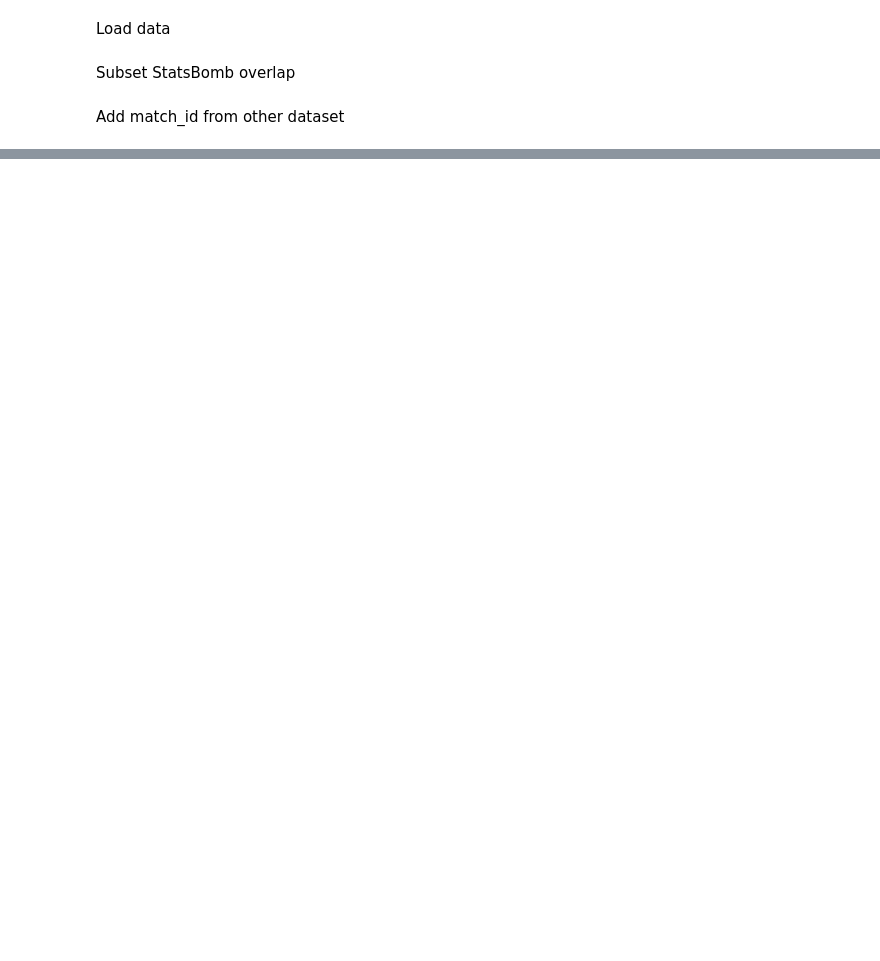
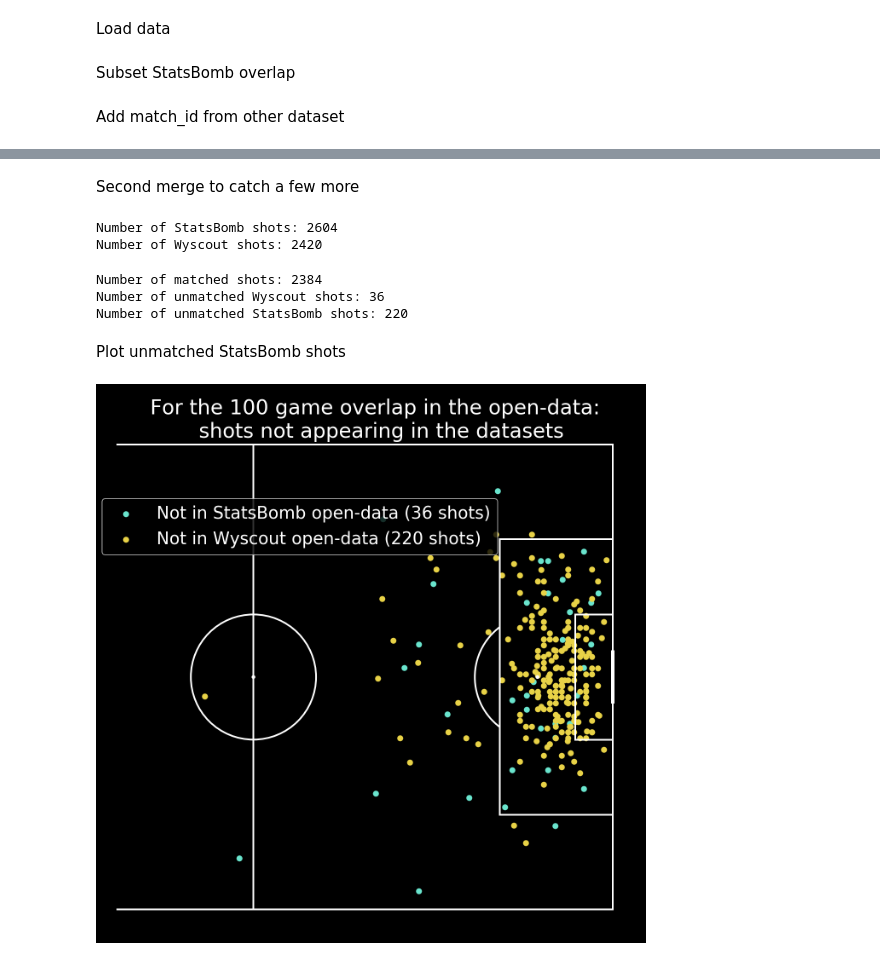
Before and after one commit to andrewRowlinson/expected-goals-thesis, a Jupyter notebook: notebooks/compare_overlap.ipynb, the cells around one changed output, grey strips where cells are left out. Drawn from its saved outputs; the diff is of its cells as text; code cells hidden in the pictures; blank space fills up the shorter version.

Commit message:
comparison of overlap

```diff
--- a/notebooks/compare_overlap.ipynb
+++ b/notebooks/compare_overlap.ipynb
@@ -54,0 +171,11 @@ Number of Wyscout shots: 2494
+# %%
+# statsbomb
+df_statsbomb_shots[['x', 'shot_end_x']] = ((df_statsbomb_shots[['x', 'shot_end_x']])
+                                           / float(pitch_statsbomb.right) * 105.)
+df_statsbomb_shots[['y', 'shot_end_y']] = ((float(pitch_statsbomb.bottom) - df_statsbomb_shots[['y', 'shot_end_y']])
+                                           / float(pitch_statsbomb.bottom)  * 68.)
+# wyscout
+df_wyscout_shots[['x', 'end_x']] = ((df_wyscout_shots[['x', 'end_x']])
+                                    / float(pitch_wyscout.right) * 105.)
+df_wyscout_shots[['y', 'end_y']] = ((float(pitch_wyscout.bottom) - df_wyscout_shots[['y', 'end_y']])
+                                    / float(pitch_wyscout.bottom)  * 68.)
@@ -54,0 +184,9 @@ Number of Wyscout shots: 2494
+# %%
+df_statsbomb_shots = df_statsbomb_shots[['id', 'match_id_wyscout', 'player_id_combined', 'eventSec', 'period',
+                                         'shot_type_name', 'shot_technique_name', 'team_name', 'Name',
+                                         'x', 'y', 'shot_end_x', 'shot_end_y', 'shot_end_z',
+                                         'body_part_name', 'outcome_name']].copy()
+# %%
+df_wyscout_shots = df_wyscout_shots[['id', 'match_id_wyscout', 'player_id_combined', 'eventSec', 'period',
+                                     'team_name', 'Name', 'x', 'y', 'end_x', 'end_y', 'left_foot',
+                                     'right_foot', 'other_body_part']].copy()
@@ -54,0 +225,40 @@ Number of Wyscout shots: 2494
+# %% [markdown]
+Second merge to catch a few more
+# %%
+match_second = pd.merge_asof(df_statsbomb_unmatched, df_wyscout_unmatched, on='eventSec',
+                             by=['match_id_wyscout', 'player_id_combined', 'period'],
+                             suffixes=('_statsbomb', '_wyscout'),
+                             tolerance=20, direction='nearest')
+df_matched_shots = pd.concat([df_matched_shots, match_second[match_second.id_wyscout.notnull()]])
+df_wyscout_unmatched = df_wyscout_unmatched[~df_wyscout_unmatched.id.isin(df_matched_shots.id_wyscout)]
+df_statsbomb_unmatched = df_statsbomb_unmatched[~df_statsbomb_unmatched.id.isin(df_matched_shots.id_statsbomb)]
+# hand check merge has not introduced additional shots
+print('Number of StatsBomb shots:', len(df_statsbomb_unmatched) + len(df_matched_shots))
+print('Number of Wyscout shots:', len(df_wyscout_unmatched) + len(df_matched_shots))
+# %% [output]
+Number of StatsBomb shots: 2604
+Number of Wyscout shots: 2420
+# %%
+print('Number of matched shots:', len(df_matched_shots))
+print('Number of unmatched Wyscout shots:', len(df_wyscout_unmatched))
+print('Number of unmatched StatsBomb shots:', len(df_statsbomb_unmatched))
+# %% [output]
+Number of matched shots: 2384
+Number of unmatched Wyscout shots: 36
+Number of unmatched StatsBomb shots: 220
+# %% [markdown]
+Plot unmatched StatsBomb shots
+# %%
+plt.style.use('dark_background')
+pitch = Pitch(pitch_type='statsperform', figsize=(16, 9), view='half', pad_left=20, pad_top=8, line_zorder=3,
+             constrained_layout=True, tight_layout=False)
+fig, ax = pitch.draw()
+pitch.scatter(df_wyscout_unmatched.x, df_wyscout_unmatched.y, ax=ax, c='#6ae4cd',
+              label=f'Not in StatsBomb open-data ({len(df_wyscout_unmatched)} shots)')
+pitch.scatter(df_statsbomb_unmatched.x, df_statsbomb_unmatched.y, ax=ax, c='#e8d247',
+              label=f'Not in Wyscout open-data ({len(df_statsbomb_unmatched)} shots)')
+ax.legend(fontsize=20, loc='center', bbox_to_anchor=(0.1, 0.5, 0.5, 0.5))
+fig.suptitle('For the 100 game overlap in the open-data: \n shots not appearing in the datasets', y=0.98, fontsize=24);
+fig.savefig('shot_differences.png', bbox_inches = 'tight', pad_inches = 2)
+# %% [output]
+[figure, added]
```
Also changed, not shown: parts of 43 cells of this notebook, 2 other files.
